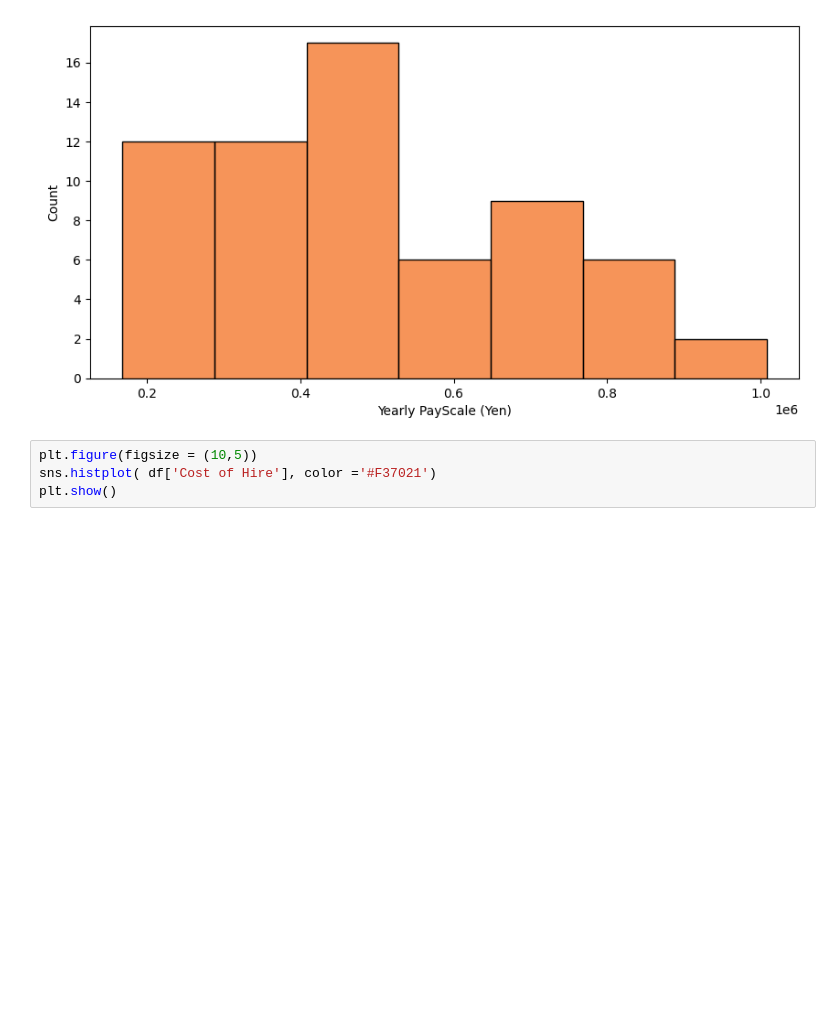
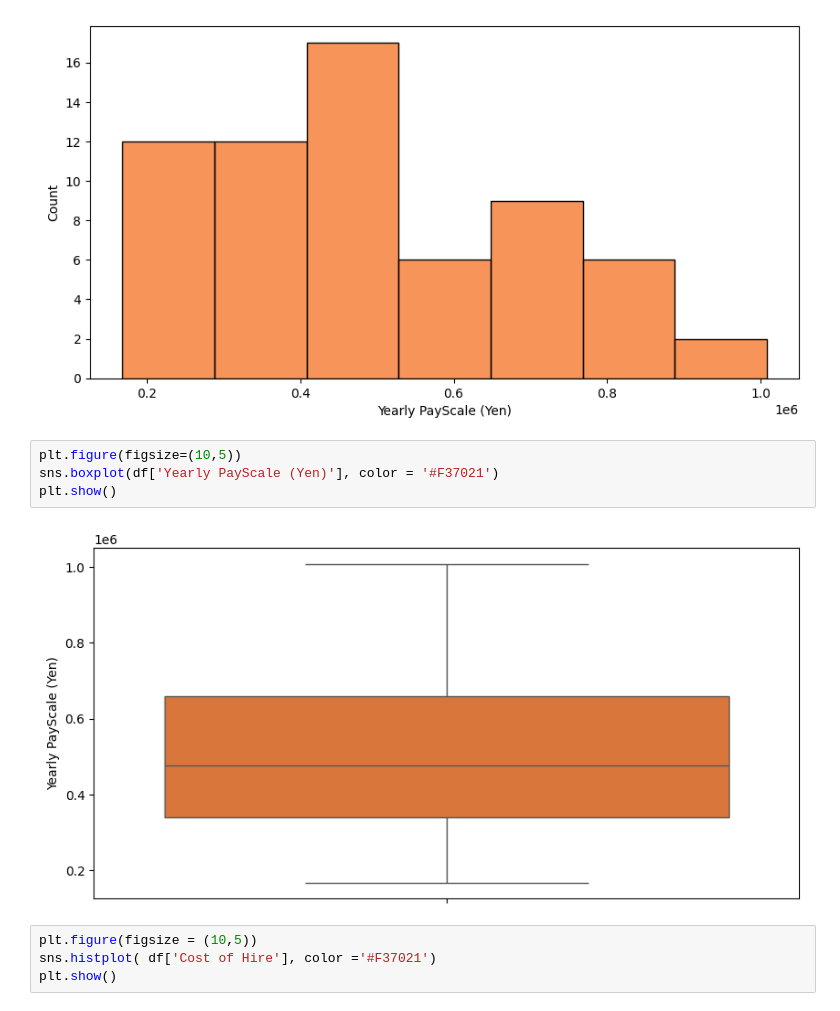
Before and after one commit to melaniedaddio/-Time-Cost-Quality-of-Hire, a Jupyter notebook: script.ipynb, the cells around one changed output. Cells and saved outputs as stored; diff of their text form; blank space fills up the shorter version.

```diff
--- a/script.ipynb
+++ b/script.ipynb
@@ -222,6 +227,12 @@ sns.histplot(df['Yearly PayScale (Yen)'], color = '#F37021')
 plt.show()
 # %% [output]
 [figure]
+# %%
+plt.figure(figsize=(10,5))
+sns.boxplot(df['Yearly PayScale (Yen)'], color = '#F37021')
+plt.show()
+# %% [output]
+[figure, added]
 # %%
 plt.figure(figsize = (10,5))
 sns.histplot( df['Cost of Hire'], color ='#F37021')
```
Also changed, not shown: parts of 10 cells of this notebook.
